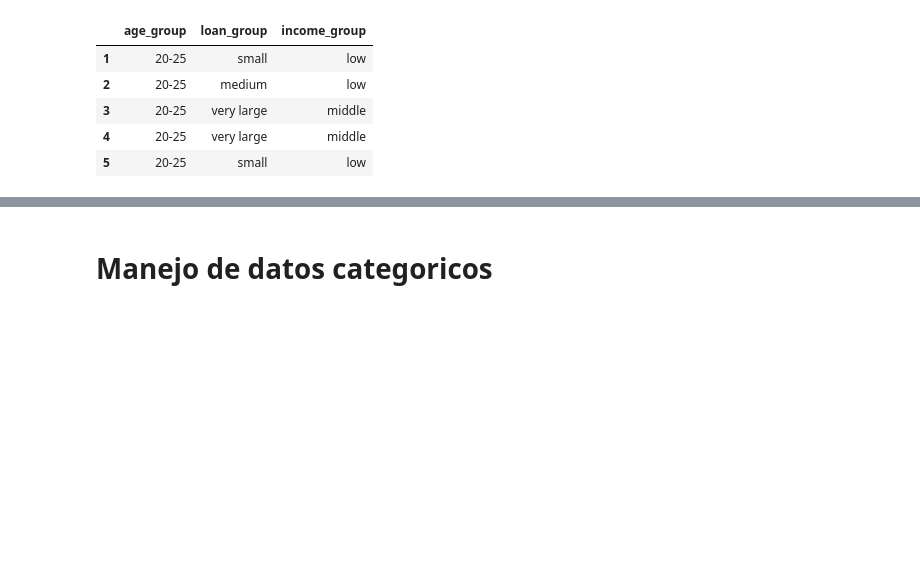
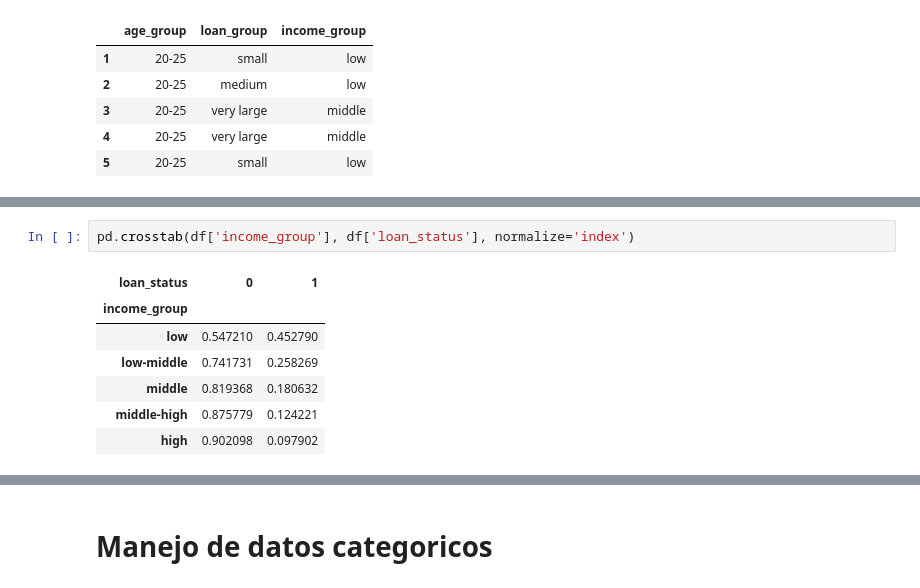
Before and after one commit to dgilrua/proyecto1-analitica, a Jupyter notebook: main.ipynb, the cells around one changed output, grey strips where cells are left out. Saved outputs shown, nothing was run; the diff lists cells and outputs as text; blank space fills up the shorter version.

```diff
--- a/main.ipynb
+++ b/main.ipynb
@@ -299,0 +336,10 @@ df[['age_group','loan_group','income_group']].head()
+# %%
+pd.crosstab(df['income_group'], df['loan_status'], normalize='index')
+# %% [output]
+| loan_status | 0 | 1 |
+| income_group |  |  |
+| low | 0.547210 | 0.452790 |
+| low-middle | 0.741731 | 0.258269 |
+| middle | 0.819368 | 0.180632 |
+| middle-high | 0.875779 | 0.124221 |
+| high | 0.902098 | 0.097902 |
```
Also changed, not shown: parts of 21 cells of this notebook.
